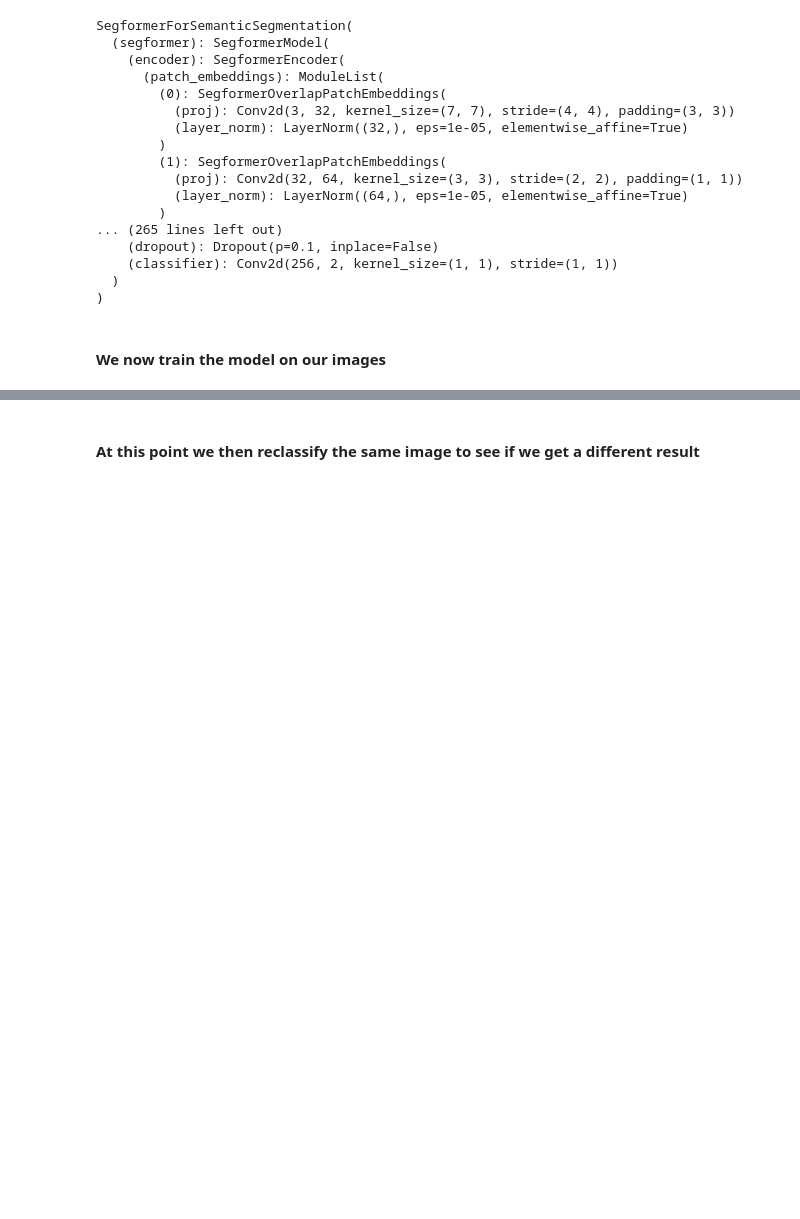
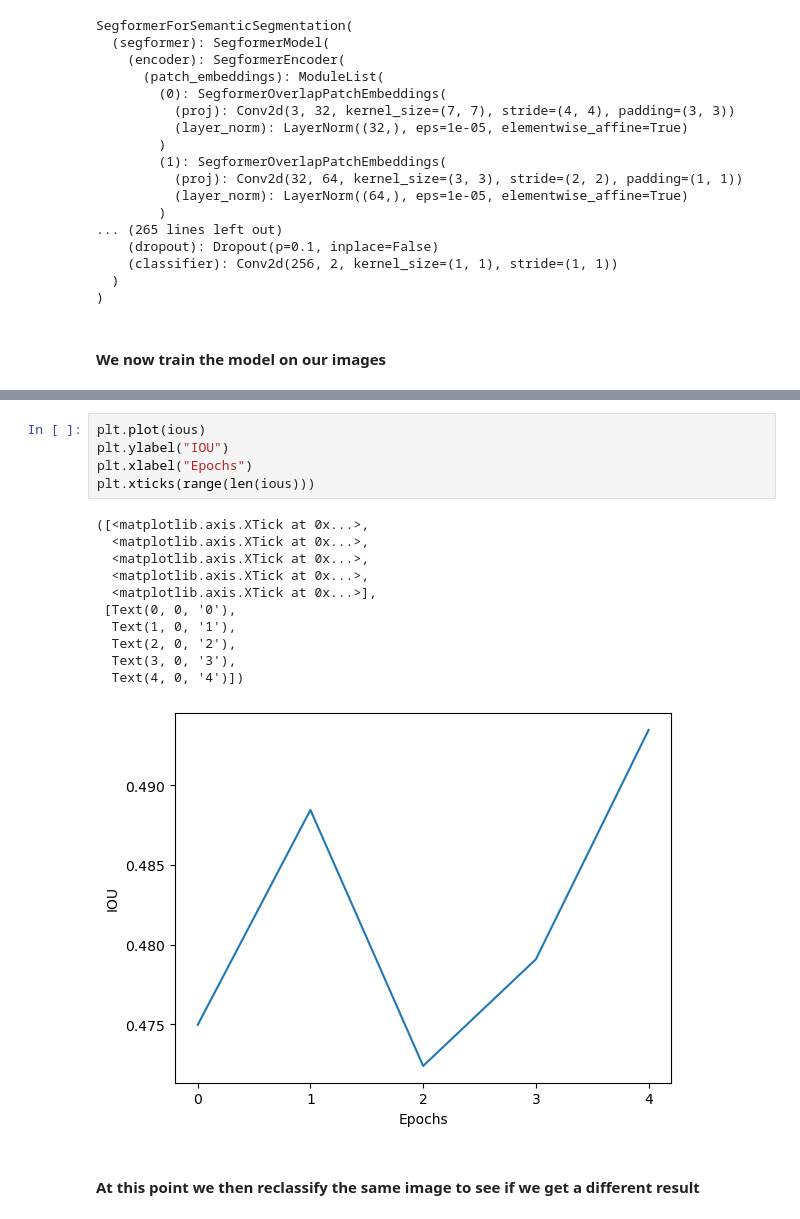
Before and after one commit to TylerHaims/Road_Idenfication, a Jupyter notebook: GroupTrainingAttempt.ipynb, the cells around one changed output, grey strips where cells are left out. Saved outputs shown, nothing was run; the diff lists cells and outputs as text; blank space fills up the shorter version.

```diff
--- a/GroupTrainingAttempt.ipynb
+++ b/GroupTrainingAttempt.ipynb
@@ -309,3 +332,20 @@ Mean accuracy: 0.5
+# %%
+plt.plot(ious)
+plt.ylabel("IOU")
+plt.xlabel("Epochs")
+plt.xticks(range(len(ious)))
+# %% [output]
+([<matplotlib.axis.XTick at 0x...>,
+  <matplotlib.axis.XTick at 0x...>,
+  <matplotlib.axis.XTick at 0x...>,
+  <matplotlib.axis.XTick at 0x...>,
+  <matplotlib.axis.XTick at 0x...>],
+ [Text(0, 0, '0'),
+  Text(1, 0, '1'),
+  Text(2, 0, '2'),
+  Text(3, 0, '3'),
+  Text(4, 0, '4')])
+[figure, added]
 # %% [markdown]
 #### At this point we then reclassify the same image to see if we get a different result
 # %%
```
Also changed, not shown: parts of 4 cells of this notebook.
